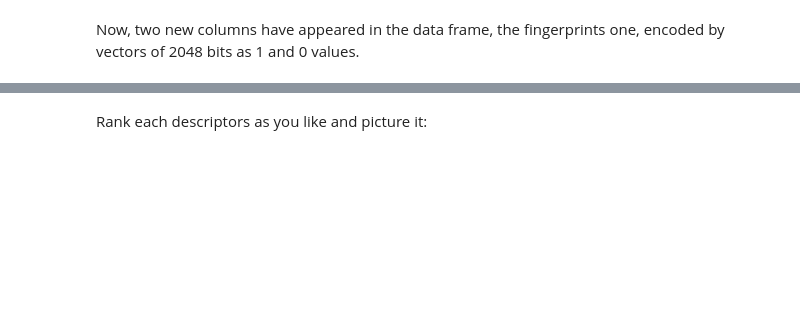
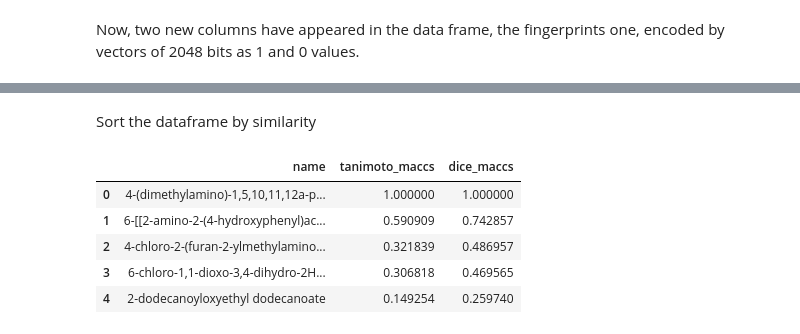
Before and after one commit to LeopoldSossey/Virtual-Screening-Based-on-Similarity-Principles, a Jupyter notebook: Chemoinfortic_TP4.ipynb, the cells around one changed output, grey strips where cells are left out. Cells and saved outputs as stored; diff of their text form; code cells hidden in the pictures; blank space fills up the shorter version.

```diff
--- a/Chemoinfortic_TP4.ipynb
+++ b/Chemoinfortic_TP4.ipynb
@@ -103,4 +118,14 @@ molecule_list)
 # %% [markdown]
-Rank each descriptors as you like and picture it:
+Sort the dataframe by similarity
 # %%
-molecules.to_csv("mol.csv")
+preview = molecules.sort_values(["tanimoto_maccs"],
+ascending=False).reset_index()
+preview[["name", "tanimoto_maccs", "dice_maccs"]]
+# NBVAL_CHECK_OUTPUT
+# %% [output]
+|  | name | tanimoto_maccs | dice_maccs |
+| 0 | 4-(dimethylamino)-1,5,10,11,12a-p... | 1.000000 | 1.000000 |
+| 1 | 6-[[2-amino-2-(4-hydroxyphenyl)ac... | 0.590909 | 0.742857 |
+| 2 | 4-chloro-2-(furan-2-ylmethylamino... | 0.321839 | 0.486957 |
+| 3 | 6-chloro-1,1-dioxo-3,4-dihydro-2H... | 0.306818 | 0.469565 |
+| 4 | 2-dodecanoyloxyethyl dodecanoate | 0.149254 | 0.259740 |
```
Also changed, not shown: parts of 42 cells of this notebook, 1 other file.
